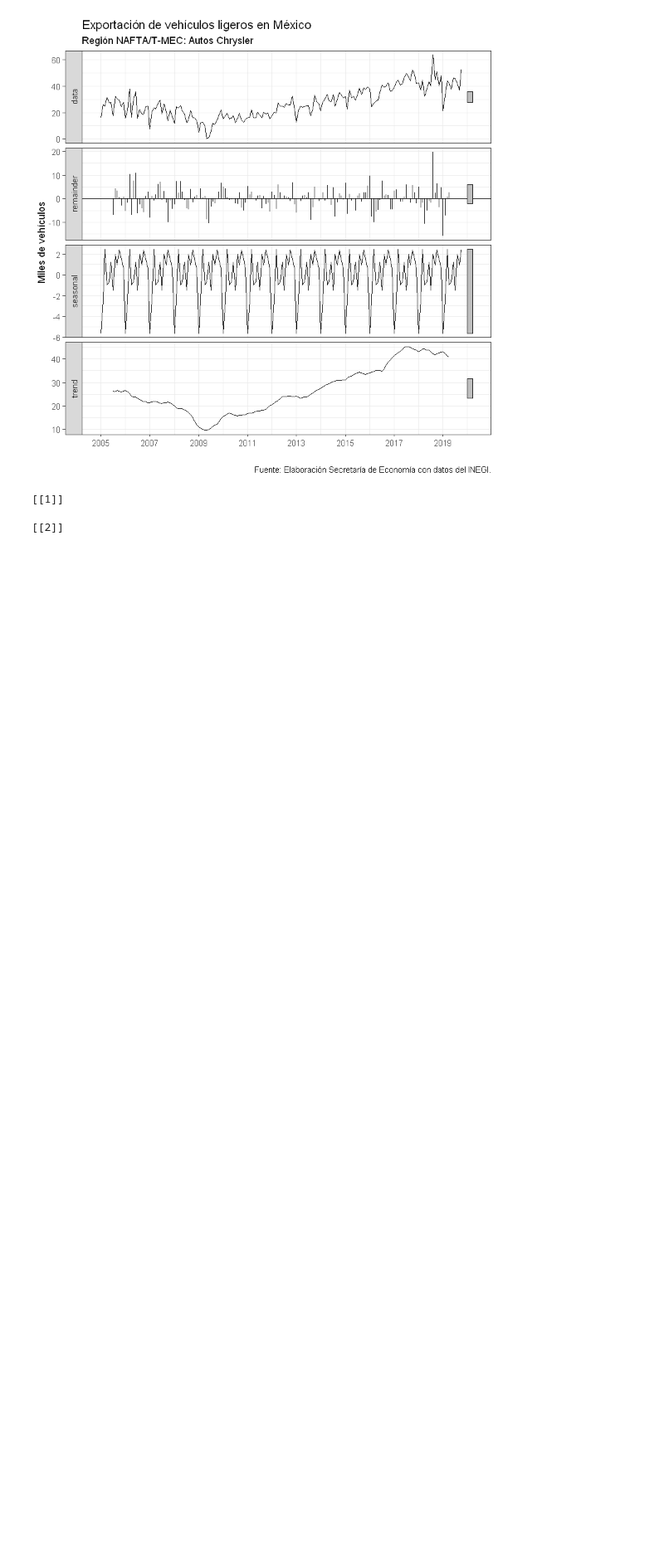
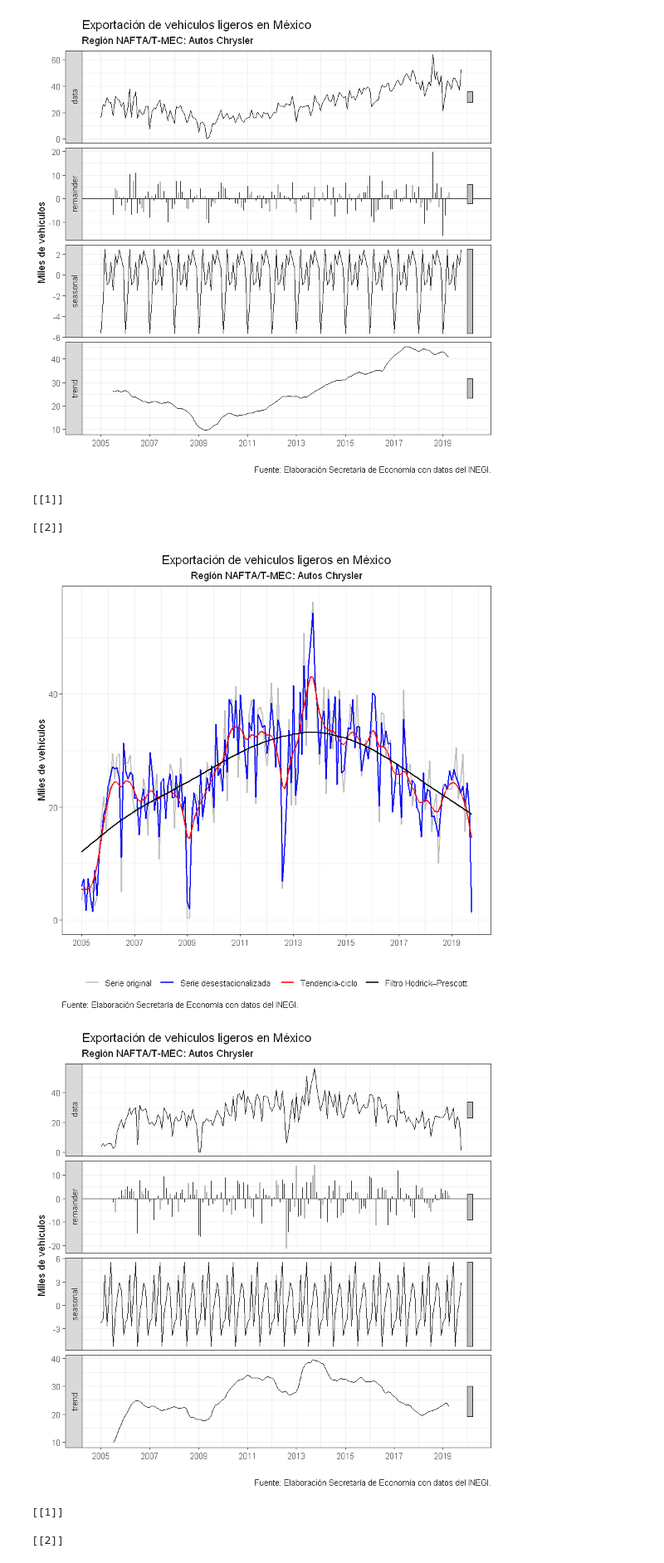
Before and after one commit to PedroJMA/dossier, a Jupyter notebook: jupyter/vehlig_sa.ipynb, the cells around one changed output. Shown at 83% size. Drawn from its saved outputs; the diff is of its cells as text; code cells hidden in the pictures; blank space fills up the shorter version.

```diff
--- a/jupyter/vehlig_sa.ipynb
+++ b/jupyter/vehlig_sa.ipynb
@@ -588,6 +573,21 @@ autos_sa(var,db,vti,vsub,vfuente,units,vunits)
 [[2]]
 [figure]
 [figure]
+# %%
+var <- "qx_nafta_ford"
+db <- wrk
+vti <- "Exportación de vehículos ligeros en México"
+vsub <- "Región NAFTA/T-MEC: Autos Chrysler"
+vfuente <- "INEGI."
+units <- 1000
+vunits <- "Miles de vehículos"
+autos_sa(var,db,vti,vsub,vfuente,units,vunits)
+# %% [output]
+[[1]]
+
+[[2]]
+[figure, added]
+[figure, added]
 # %%
 var <- "qx_nafta_gm"
 db <- wrk
```
Also changed, not shown: parts of 10 cells of this notebook.
